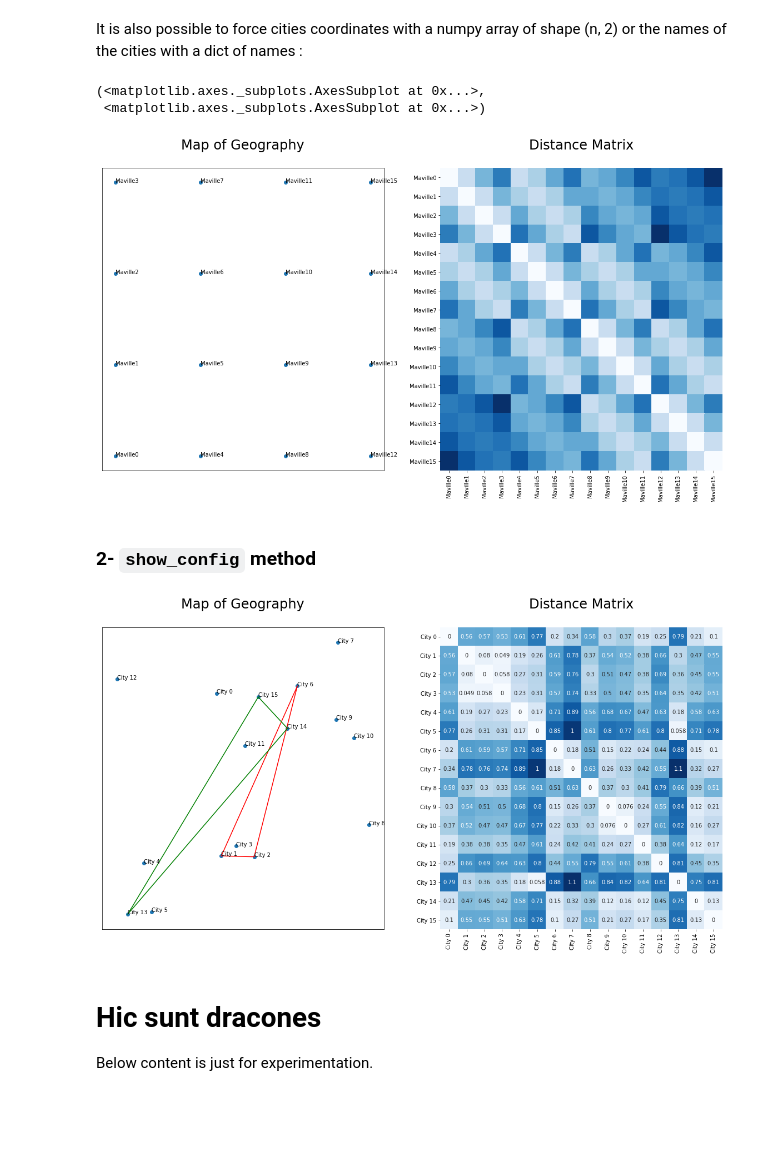
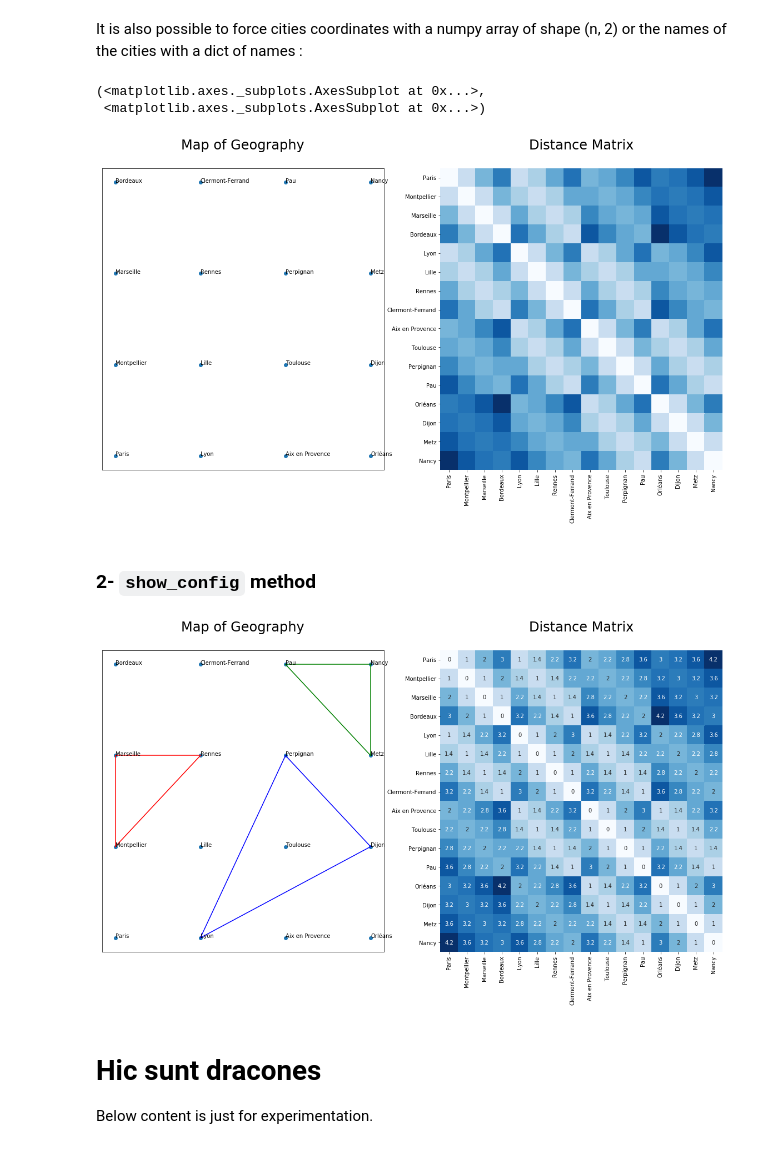
Before and after one commit to UltraDiuve/City_Pooling, a Jupyter notebook: City Pooling.ipynb, the cells around one changed output. Drawn from its saved outputs; the diff is of its cells as text; code cells hidden in the pictures; blank space fills up the shorter version.

Commit message:
added better example for show_config method

```diff
--- a/City Pooling.ipynb
+++ b/City Pooling.ipynb
@@ -102,20 +103,38 @@ a dict of names :
 # %%
 x, y = np.mgrid[0:4,0:4]
 pos = np.vstack( [x.ravel(), y.ravel()] )
-coords = pos.T
 
-geog = geo.geography(16, cities_coordinates=coords, cities_names={i: "Maville" + str(i) for i in range(16)})
+names = {
+    0: "Paris",
+    1: "Montpellier",
+    2: "Marseille",
+    3: "Bordeaux",
+    4: "Lyon",
+    5: "Lille",
+    6: "Rennes",
+    7: "Clermont-Ferrand",
+    8: "Aix en Provence",
+    9: "Toulouse",
+    10: "Perpignan",
+    11: "Pau",
+    12: "Orléans",
+    13: "Dijon",
+    14: "Metz",
+    15: "Nancy"
+}
+
+geog = geo.geography(16, cities_coordinates=pos, cities_names=names)
 geog.show(show_names=True)
 # %% [output]
 (<matplotlib.axes._subplots.AxesSubplot at 0x...>,
  <matplotlib.axes._subplots.AxesSubplot at 0x...>)
-[figure, old version]
+[figure, new version]
 # %% [markdown]
 ### 2- `show_config` method
 # %%
-geog.show_config({0 : set([2,6,1]), 1: set([13,14,15])}, show_names=True, annot=True)
+geog.show_config({0 : set([2,6,1]), 1: set([11,14,15]), 2: set([4,13,10])}, show_names=True, annot=True)
 # %% [output]
-[figure, old version]
+[figure, new version]
 # %% [markdown]
 # Hic sunt dracones
 Below content is just for experimentation.
```
Also changed, not shown: parts of 5 cells of this notebook.
